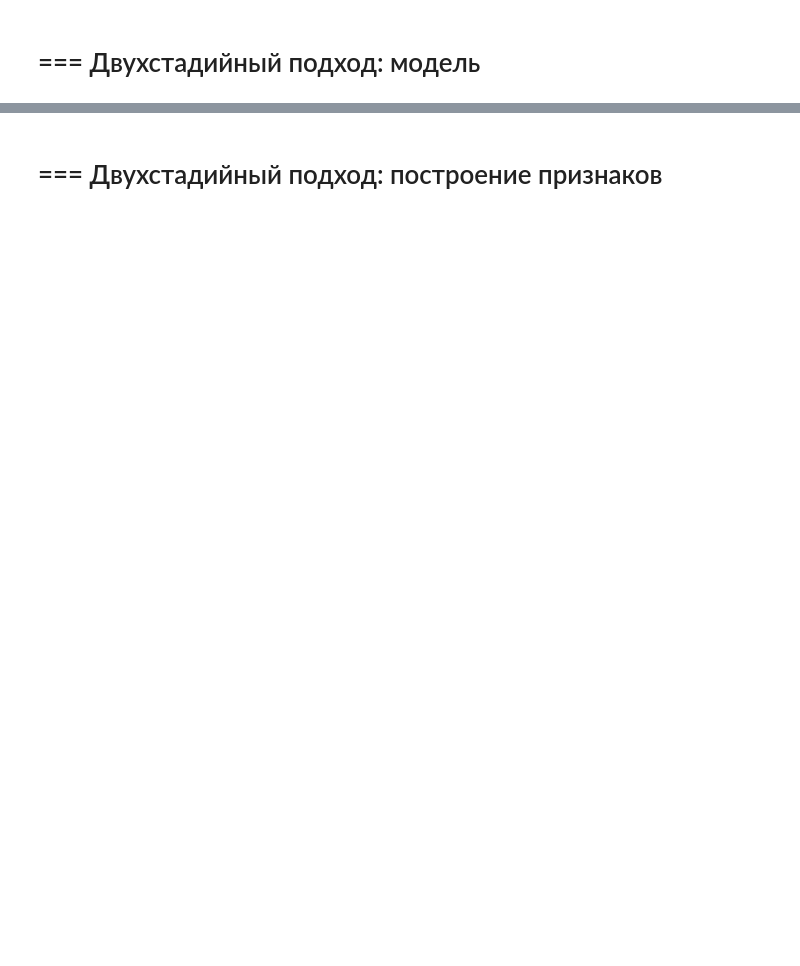
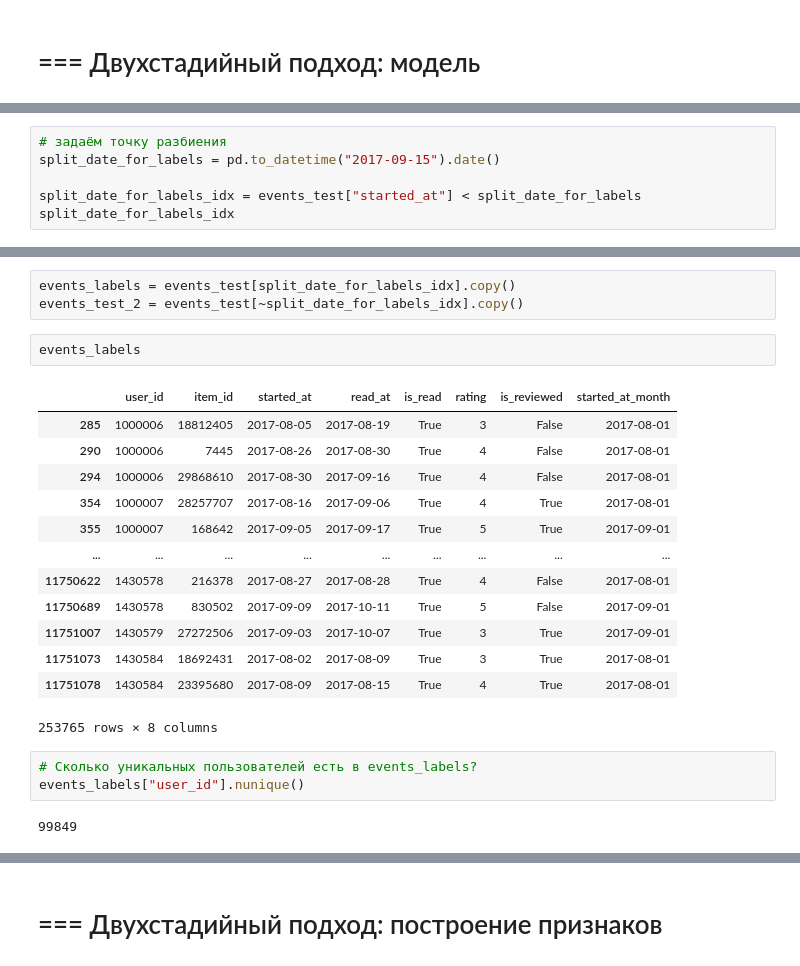
Before and after one commit to marsel171/mle-recsys-start, a Jupyter notebook: main_offline.ipynb, the cells around one changed output, grey strips where cells are left out. Drawn from its saved outputs; the diff is of its cells as text; blank space fills up the shorter version.

```diff
--- a/main_offline.ipynb
+++ b/main_offline.ipynb
@@ -812,0 +1031,6 @@ with pd.option_context("max_colwidth", 100):
+# %%
+# задаём точку разбиения
+split_date_for_labels = pd.to_datetime("2017-09-15").date()
+
+split_date_for_labels_idx = events_test["started_at"] < split_date_for_labels
+split_date_for_labels_idx
@@ -812,0 +1050,24 @@ with pd.option_context("max_colwidth", 100):
+# %%
+events_labels = events_test[split_date_for_labels_idx].copy()
+events_test_2 = events_test[~split_date_for_labels_idx].copy()
+# %%
+events_labels
+# %% [output]
+|  | user_id | item_id | started_at | read_at | is_read | rating | is_reviewed | started_at_month |
+| 285 | 1000006 | 18812405 | 2017-08-05 | 2017-08-19 | True | 3 | False | 2017-08-01 |
+| 290 | 1000006 | 7445 | 2017-08-26 | 2017-08-30 | True | 4 | False | 2017-08-01 |
+| 294 | 1000006 | 29868610 | 2017-08-30 | 2017-09-16 | True | 4 | False | 2017-08-01 |
+| 354 | 1000007 | 28257707 | 2017-08-16 | 2017-09-06 | True | 4 | True | 2017-08-01 |
+| 355 | 1000007 | 168642 | 2017-09-05 | 2017-09-17 | True | 5 | True | 2017-09-01 |
+| ... | ... | ... | ... | ... | ... | ... | ... | ... |
+| 11750622 | 1430578 | 216378 | 2017-08-27 | 2017-08-28 | True | 4 | False | 2017-08-01 |
+| 11750689 | 1430578 | 830502 | 2017-09-09 | 2017-10-11 | True | 5 | False | 2017-09-01 |
+| 11751007 | 1430579 | 27272506 | 2017-09-03 | 2017-10-07 | True | 3 | True | 2017-09-01 |
+| 11751073 | 1430584 | 18692431 | 2017-08-02 | 2017-08-09 | True | 3 | True | 2017-08-01 |
+| 11751078 | 1430584 | 23395680 | 2017-08-09 | 2017-08-15 | True | 4 | True | 2017-08-01 |
+253765 rows × 8 columns
+# %%
+# Сколько уникальных пользователей есть в events_labels?
+events_labels["user_id"].nunique()
+# %% [output]
+99849
```
Also changed, not shown: parts of 45 cells of this notebook, 5 other files.
